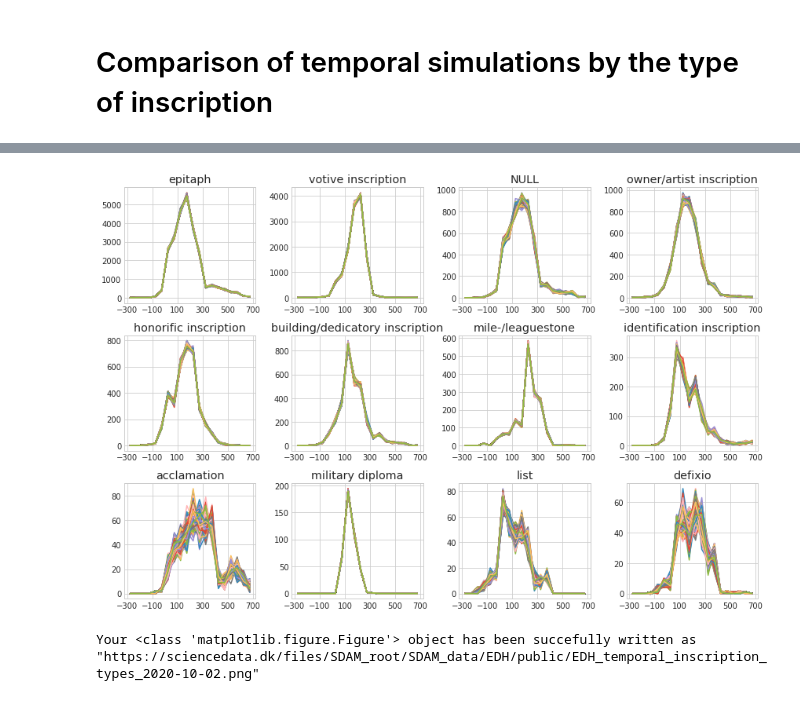
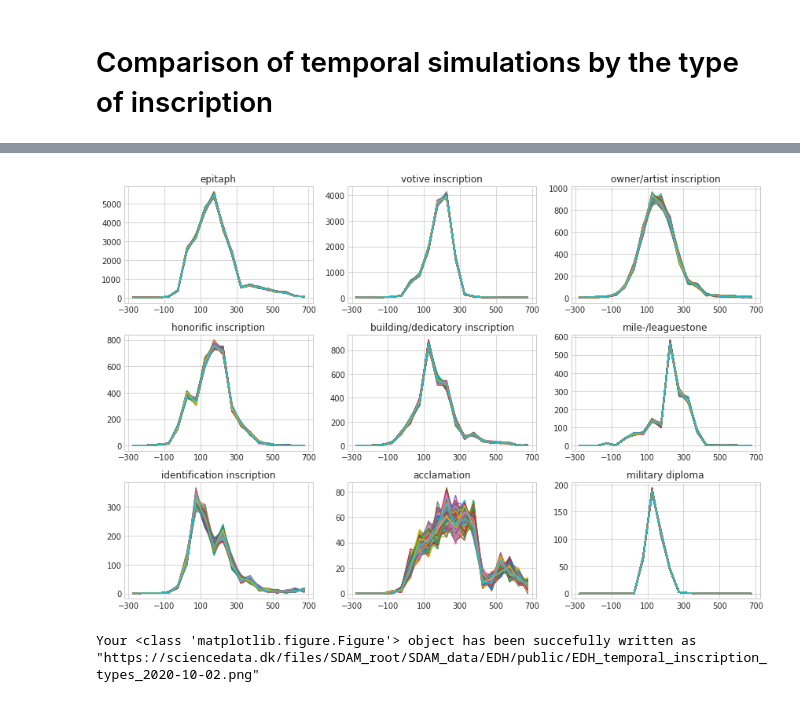
Before and after one commit to sdam-au/EDH_exploration, a Jupyter notebook: scripts/Py_EDH_TEMPORAL_EXPLORATION.ipynb, the cells around one changed output, grey strips where cells are left out. Saved outputs shown, nothing was run; the diff lists cells and outputs as text; code cells hidden in the pictures.

```diff
--- a/scripts/Py_EDH_TEMPORAL_EXPLORATION.ipynb
+++ b/scripts/Py_EDH_TEMPORAL_EXPLORATION.ipynb
@@ -408,0 +412,6 @@ avr_by_block_df
+# %%
+timeblocks_tuples = sims_by_blocks["temp_block"].tolist()
+
+EDH_dated["aoristic"] = EDH_dated.apply(lambda row: get_aoristic(row["not_before"], row["not_after_new"], timeblocks_tuples), axis=1)
+
+EDH_df_aoristic = get_aoristic_sum(EDH_dated["aoristic"].tolist(), timeblocks_tuples)
@@ -409,10 +441,25 @@ avr_by_block_df
 # %%
 plt.style.use('seaborn-whitegrid')
 
-fig, ax = plt.subplots(figsize=(10, 6), tight_layout=True)
-plot_timeblocks_data(EDH_complete_simulations, ax)
-x = [np.mean(tup) for tup in avr_by_block_df["temp_block"]]
-y = avr_by_block_df["count"]
-ax.plot(x, y, color="b")
-ax.set_title("Overview of all dated inscriptions (EDH): arithmetic mean vs simulation")
+fig, ax = plt.subplots(figsize=(8, 5), tight_layout=True)
+
+
+plot_sim = plot_timeblocks_data(EDH_complete_simulations, ax, "grey")
+
+x = [np.mean(tup) for tup in count_by_block_df["temp_block"]]
+y = count_by_block_df["count"]
+plot_avr = ax.plot(x, y, color="tab:blue")
+
+plot_aor = ax.plot([np.mean(timeblock) for timeblock in EDH_df_aoristic.keys()], EDH_df_aoristic.values(), color="black")
+
+ax.set_title("Overview of all dated inscriptions (EDH): arithmetic mean vs aoristic sum vs simulation")
+ax.set_xticks([-200, 1, 200, 400, 600])
+ax.set_xlim(-300, 700)
+
+marker1 = mlines.Line2D([], [], color='tab:blue', label='arithmetic mean')
+marker2 = mlines.Line2D([], [], color='black', label='aoristic sum')
+marker3 = mlines.Line2D([], [], linewidth=3, color='gray', label='simulations')
+
+ax.legend(handles=[marker1, marker2, marker3], frameon=True)# [plot_avr, plot_aor], ["count by avr", "aoristic sum"])
+#plt.show()
 # %% [output]
@@ -433,4 +476,5 @@ EDH_dated.head(2)
 # %%
 inscriptions = EDH_dated["type_of_inscription_clean"].unique()
+inscriptions  = [ins for ins in inscriptions if ins != "NULL"]
 inscriptions
 # %% [output]
@@ -445,9 +498,11 @@ array(['epitaph', 'honorific inscription', 'votive inscription',
 # %%
+
+ins_type = "epitaph"
 fig, ax = plt.subplots(1, 1, figsize=(5, 3), tight_layout=True)
-type_insc_df = EDH_dated[EDH_dated["type_of_inscription_clean"]=="epitaph"]
+type_insc_df = EDH_dated[EDH_dated["type_of_inscription_clean"]==ins_type]
 inscription_sim = timeblocks_from_randoms(type_insc_df,  "random_dates", [-300, 700, 50])
 plot_timeblocks_data(inscription_sim, ax=ax)
-ax.set_xticks([-300, -100, 100, 300, 500, 700])
+ax.set_xticks([-200, 1, 200, 400, 600])
 ax.set_title("epitaph")
 # %% [output]
 Text(0.5, 1.0, 'epitaph')
@@ -484,14 +534,14 @@ ins_types
  ['calendar', 11],
  ['adnuntiatio', 3]]
 # %%
-fig, axs = plt.subplots(3, 4, figsize=(12, 8), tight_layout=True)
+fig, axs = plt.subplots(3, 3, figsize=(12, 8), tight_layout=True)
 
-for ax, insc_type in zip(axs.ravel(), ins_types[:12]):
+for ax, insc_type in zip(axs.ravel(), ins_types[:9]):
   type_insc_df = EDH_dated[EDH_dated["type_of_inscription_clean"].str.contains(insc_type[0])]
   inscription_sim = timeblocks_from_randoms(type_insc_df,  "random_dates", [-300, 700, 50])
   plot_timeblocks_data(inscription_sim, ax=ax)
   ax.set_xticks([-300, -100, 100, 300, 500, 700])
   ax.set_title(insc_type[0])
 # %% [output]
-[figure, old version]
+[figure, new version]
 # %%
```
Also changed, not shown: parts of 33 cells of this notebook.
